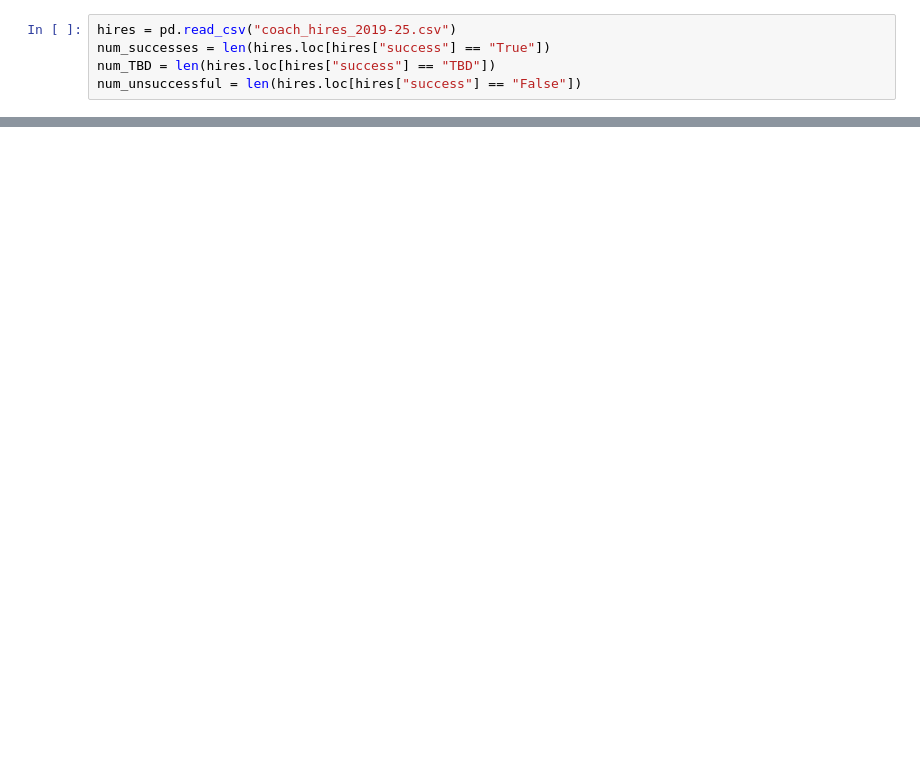
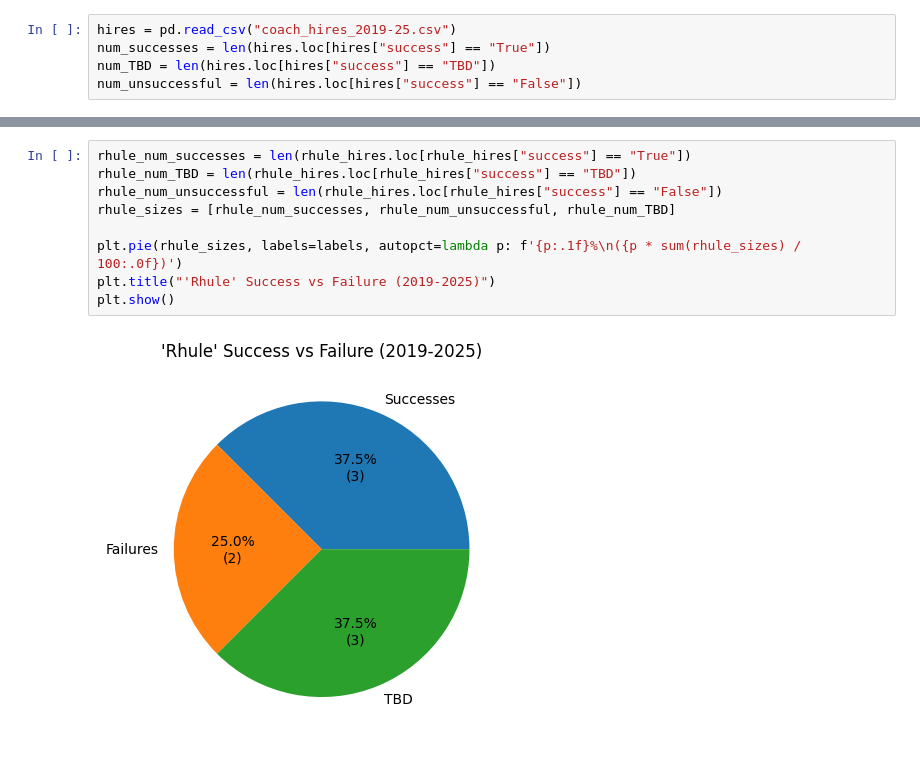
Before and after one commit to lemonannn/ncaa_coaching_analysis, a Jupyter notebook: coach_analysis.ipynb, the cells around one changed output, grey strips where cells are left out. Cells and saved outputs as stored; diff of their text form; blank space fills up the shorter version.

```diff
--- a/coach_analysis.ipynb
+++ b/coach_analysis.ipynb
@@ -22,0 +103,11 @@ ax.pie(sizes, labels=labels)
+# %%
+rhule_num_successes = len(rhule_hires.loc[rhule_hires["success"] == "True"])
+rhule_num_TBD = len(rhule_hires.loc[rhule_hires["success"] == "TBD"])
+rhule_num_unsuccessful = len(rhule_hires.loc[rhule_hires["success"] == "False"])
+rhule_sizes = [rhule_num_successes, rhule_num_unsuccessful, rhule_num_TBD]
+
+plt.pie(rhule_sizes, labels=labels, autopct=lambda p: f'{p:.1f}%\n({p * sum(rhule_sizes) / 100:.0f})')
+plt.title("'Rhule' Success vs Failure (2019-2025)")
+plt.show()
+# %% [output]
+[figure, added]
```
Also changed, not shown: parts of 29 cells of this notebook, 3 other files.
